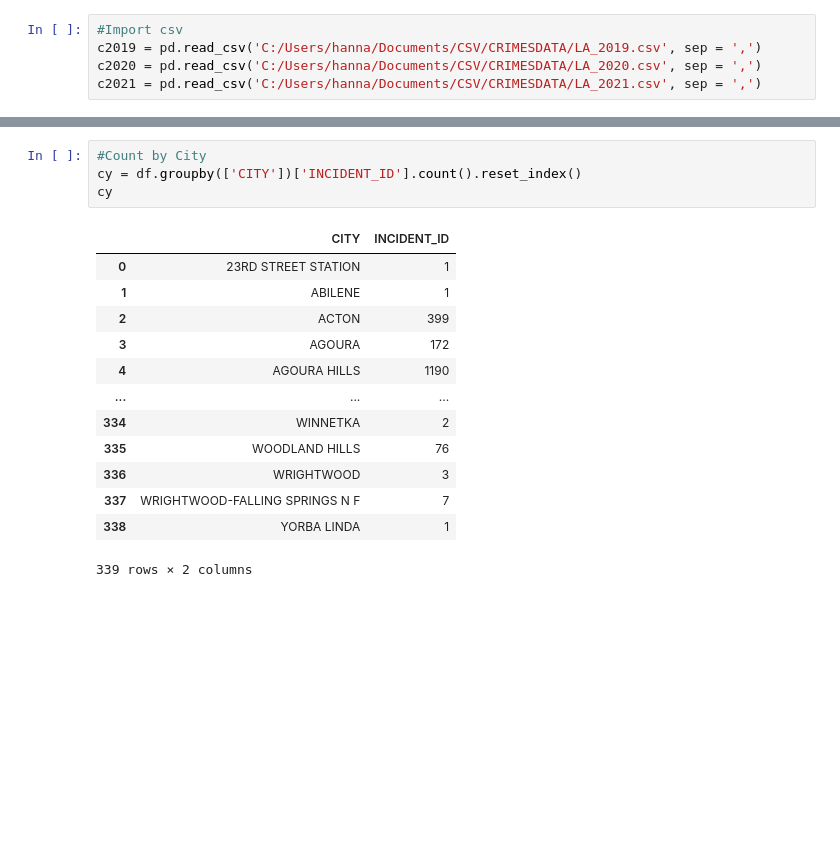
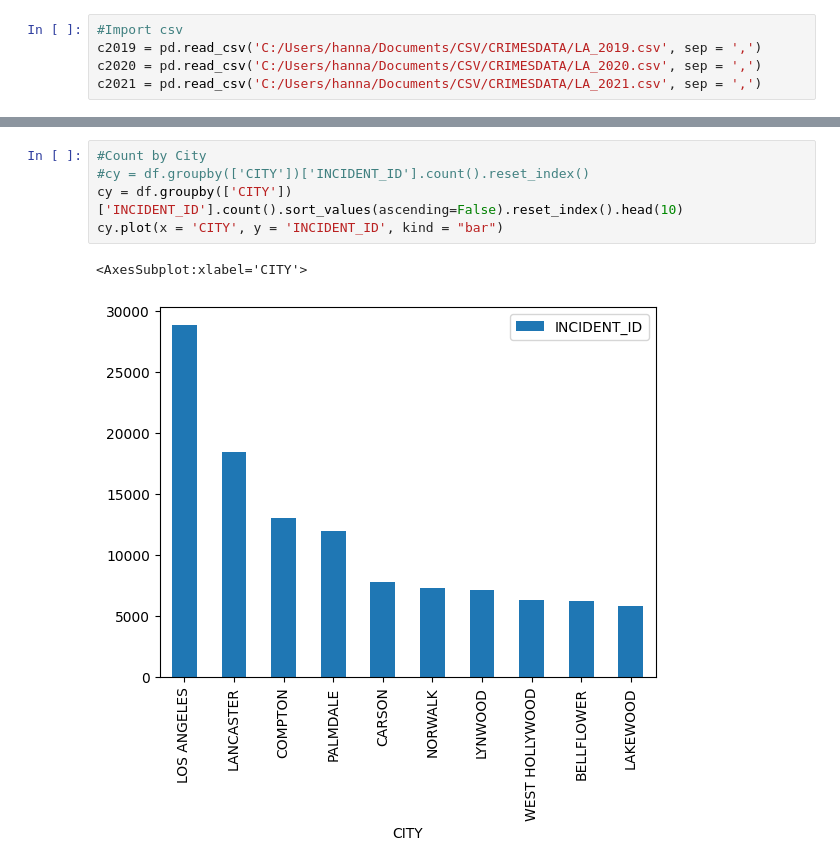
Before and after one commit to H-Dolan/Capstone_LACrime, a Jupyter notebook: laCrimes.ipynb, the cells around one changed output, grey strips where cells are left out. Cells and saved outputs as stored; diff of their text form; blank space fills up the shorter version.

```diff
--- a/laCrimes.ipynb
+++ b/laCrimes.ipynb
@@ -37,18 +62,8 @@ uname
 # %%
 #Count by City
-cy = df.groupby(['CITY'])['INCIDENT_ID'].count().reset_index()
-cy
+#cy = df.groupby(['CITY'])['INCIDENT_ID'].count().reset_index()
+cy = df.groupby(['CITY'])['INCIDENT_ID'].count().sort_values(ascending=False).reset_index().head(10)
+cy.plot(x = 'CITY', y = 'INCIDENT_ID', kind = "bar")
 # %% [output]
-|  | CITY | INCIDENT_ID |
-| 0 | 23RD STREET STATION | 1 |
-| 1 | ABILENE | 1 |
-| 2 | ACTON | 399 |
-| 3 | AGOURA | 172 |
-| 4 | AGOURA HILLS | 1190 |
-| ... | ... | ... |
-| 334 | WINNETKA | 2 |
-| 335 | WOODLAND HILLS | 76 |
-| 336 | WRIGHTWOOD | 3 |
-| 337 | WRIGHTWOOD-FALLING SPRINGS N F | 7 |
-| 338 | YORBA LINDA | 1 |
-339 rows × 2 columns
+<AxesSubplot:xlabel='CITY'>
+[figure, added]
```
Also changed, not shown: parts of 5 cells of this notebook.
